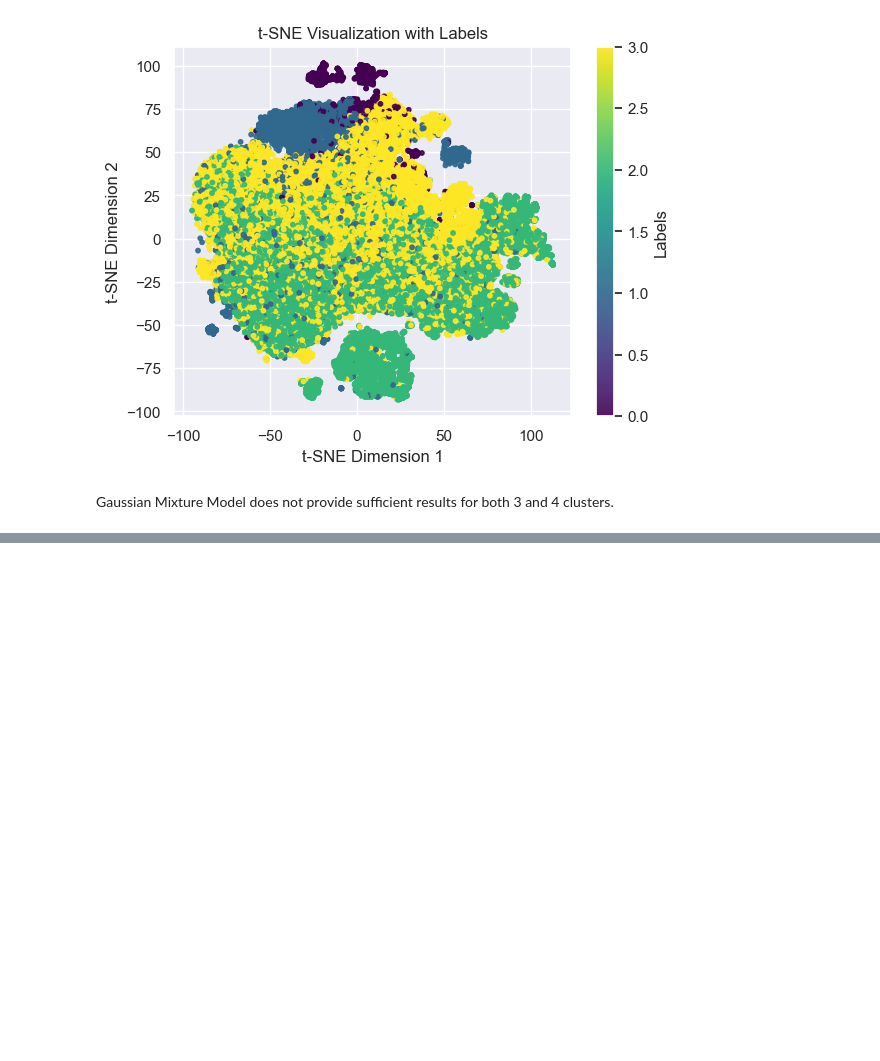
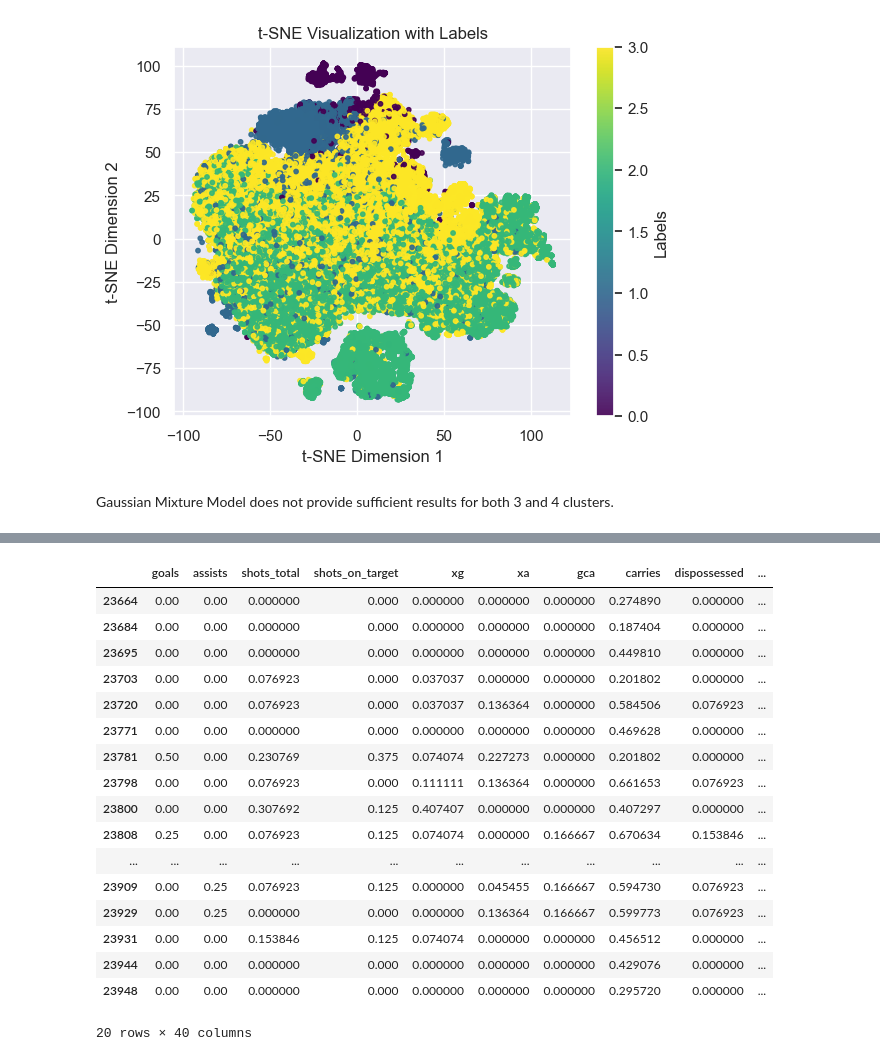
Before and after one commit to tomaszzywicki/Soccer-matches-data-analysis, a Jupyter notebook: code/KM3/models.ipynb, the cells around one changed output, grey strips where cells are left out. Cells and saved outputs as stored; diff of their text form; code cells hidden in the pictures; blank space fills up the shorter version.

```diff
--- a/code/KM3/models.ipynb
+++ b/code/KM3/models.ipynb
@@ -267,0 +340,30 @@ Gaussian Mixture Model does not provide sufficient results for both 3 and 4 clus
+# %%
+clusters_3 = best_miniBatch_3.predict(df)
+clusters_4 = best_miniBatch_4.predict(df)
+df['cluster_3'] = clusters_3
+df['cluster_4'] = clusters_4
+# %%
+df_all = pd.read_csv("../../data/players_home_matches.csv")
+
+df_team = pd.concat([df, df_all[['championship_name', 'homeTeamName', 'playerName']]], axis=1)
+# %%
+df_team[(df_team['homeTeamName'] == 'Barcelona') & (df_team['playerName'] == 'Lionel Messi')].head(20)
+# %% [output]
+|  | goals | assists | shots_total | shots_on_target | xg | xa | gca | carries | dispossessed | ... |
+| 23664 | 0.00 | 0.00 | 0.000000 | 0.000 | 0.000000 | 0.000000 | 0.000000 | 0.274890 | 0.000000 | ... |
+| 23684 | 0.00 | 0.00 | 0.000000 | 0.000 | 0.000000 | 0.000000 | 0.000000 | 0.187404 | 0.000000 | ... |
+| 23695 | 0.00 | 0.00 | 0.000000 | 0.000 | 0.000000 | 0.000000 | 0.000000 | 0.449810 | 0.000000 | ... |
+| 23703 | 0.00 | 0.00 | 0.076923 | 0.000 | 0.037037 | 0.000000 | 0.000000 | 0.201802 | 0.000000 | ... |
+| 23720 | 0.00 | 0.00 | 0.076923 | 0.000 | 0.037037 | 0.136364 | 0.000000 | 0.584506 | 0.076923 | ... |
+| 23771 | 0.00 | 0.00 | 0.000000 | 0.000 | 0.000000 | 0.000000 | 0.000000 | 0.469628 | 0.000000 | ... |
+| 23781 | 0.50 | 0.00 | 0.230769 | 0.375 | 0.074074 | 0.227273 | 0.000000 | 0.201802 | 0.000000 | ... |
+| 23798 | 0.00 | 0.00 | 0.076923 | 0.000 | 0.111111 | 0.136364 | 0.000000 | 0.661653 | 0.076923 | ... |
+| 23800 | 0.00 | 0.00 | 0.307692 | 0.125 | 0.407407 | 0.000000 | 0.000000 | 0.407297 | 0.000000 | ... |
+| 23808 | 0.25 | 0.00 | 0.076923 | 0.125 | 0.074074 | 0.000000 | 0.166667 | 0.670634 | 0.153846 | ... |
+| ... | ... | ... | ... | ... | ... | ... | ... | ... | ... | ... |
+| 23909 | 0.00 | 0.25 | 0.076923 | 0.125 | 0.000000 | 0.045455 | 0.166667 | 0.594730 | 0.076923 | ... |
+| 23929 | 0.00 | 0.25 | 0.000000 | 0.000 | 0.000000 | 0.136364 | 0.166667 | 0.599773 | 0.076923 | ... |
+| 23931 | 0.00 | 0.00 | 0.153846 | 0.125 | 0.074074 | 0.000000 | 0.000000 | 0.456512 | 0.000000 | ... |
+| 23944 | 0.00 | 0.00 | 0.000000 | 0.000 | 0.000000 | 0.000000 | 0.000000 | 0.429076 | 0.000000 | ... |
+| 23948 | 0.00 | 0.00 | 0.000000 | 0.000 | 0.000000 | 0.000000 | 0.000000 | 0.295720 | 0.000000 | ... |
+20 rows × 40 columns
```
Also changed, not shown: parts of 12 cells of this notebook.
